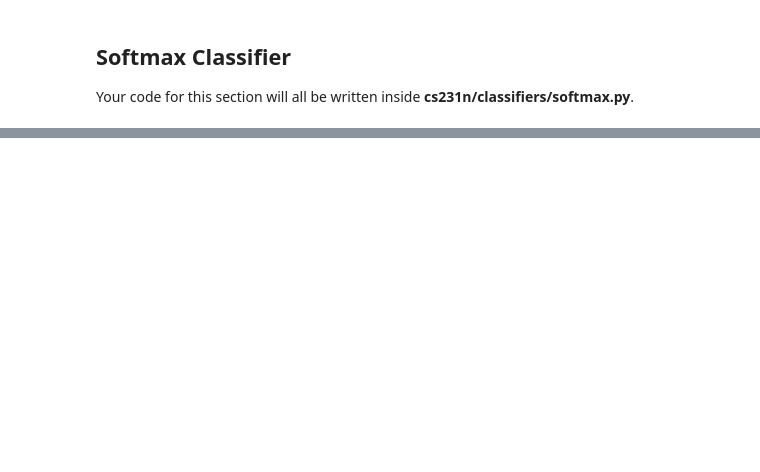
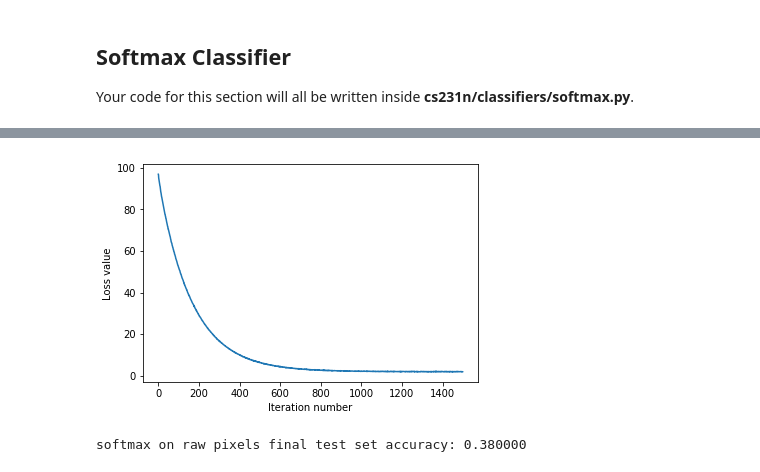
Before and after one commit to kwaternion/cs231n_assigment1, a Jupyter notebook: softmax.ipynb, the cells around one changed output, grey strips where cells are left out. Cells and saved outputs as stored; diff of their text form; code cells hidden in the pictures; blank space fills up the shorter version.

Commit message:
solved softmax

```diff
--- a/softmax.ipynb
+++ b/softmax.ipynb
@@ -36,7 +36,7 @@ def get_CIFAR10_data(num_training=49000, num_validation=1000, num_test=1000, num
     SVM, but condensed to a single function.
     """
     # Load the raw CIFAR-10 data
-    cifar10_dir = 'cs231n/datasets/cifar-10-batches-py'
+    cifar10_dir = '../../../../datasets/cifar-10-batches-py'
     X_train, y_train, X_test, y_test = load_CIFAR10(cifar10_dir)
 
     # subsample the data
@@ -154,8 +194,8 @@ from cs231n.classifiers import Softmax
 results = {}
 best_val = -1
 best_softmax = None
-learning_rates = [1e-7, 5e-7]
-regularization_strengths = [2.5e4, 5e4]
+learning_rates = [5e-7, 1e-6]
+regularization_strengths = [1e2, 1e3, 3e3]
 
 ################################################################################
 # TODO:                                                                        #
@@ -163,6 +203,22 @@ regularization_strengths = [2.5e4, 5e4]
 # This should be identical to the validation that you did for the SVM; save    #
 # the best trained softmax classifer in best_softmax.                          #
 ################################################################################
+for lr in learning_rates:
+    for regular in regularization_strengths:
+        softmax = Softmax()
+        loss_hist = softmax.train(X_train, y_train, learning_rate=lr, reg=regular,
+                          num_iters=1500, verbose=False)
+        y_train_pred = softmax.predict(X_train)
+        y_val_pred = softmax.predict(X_val)
+        tr_acc = np.mean(y_train == y_train_pred)
+        val_acc = np.mean(y_val == y_val_pred)
+        print("Validation accuracy: ", val_acc)
+        if val_acc > best_val:
+            best_val = val_acc
+            best_softmax = softmax
+            best_loss_hist = loss_hist
+        results[(lr, regular)] = (tr_acc, val_acc)
+
 pass
 ################################################################################
 #                              END OF YOUR CODE                                #
@@ -178,9 +248,20 @@ print('best validation accuracy achieved during cross-validation: %f' % best_val
+# %%
+# A useful debugging strategy is to plot the loss as a function of
+# iteration number:
+plt.plot(best_loss_hist)
+plt.xlabel('Iteration number')
+plt.ylabel('Loss value')
+plt.show()
+# %% [output]
+[figure, added]
 # %%
 # evaluate on test set
 # Evaluate the best softmax on test set
 y_test_pred = best_softmax.predict(X_test)
 test_accuracy = np.mean(y_test == y_test_pred)
 print('softmax on raw pixels final test set accuracy: %f' % (test_accuracy, ))
+# %% [output]
+softmax on raw pixels final test set accuracy: 0.380000
 # %%
 # Visualize the learned weights for each class
 w = best_softmax.W[:-1,:] # strip out the bias
```
Also changed, not shown: parts of 8 cells of this notebook, 2 other files.
